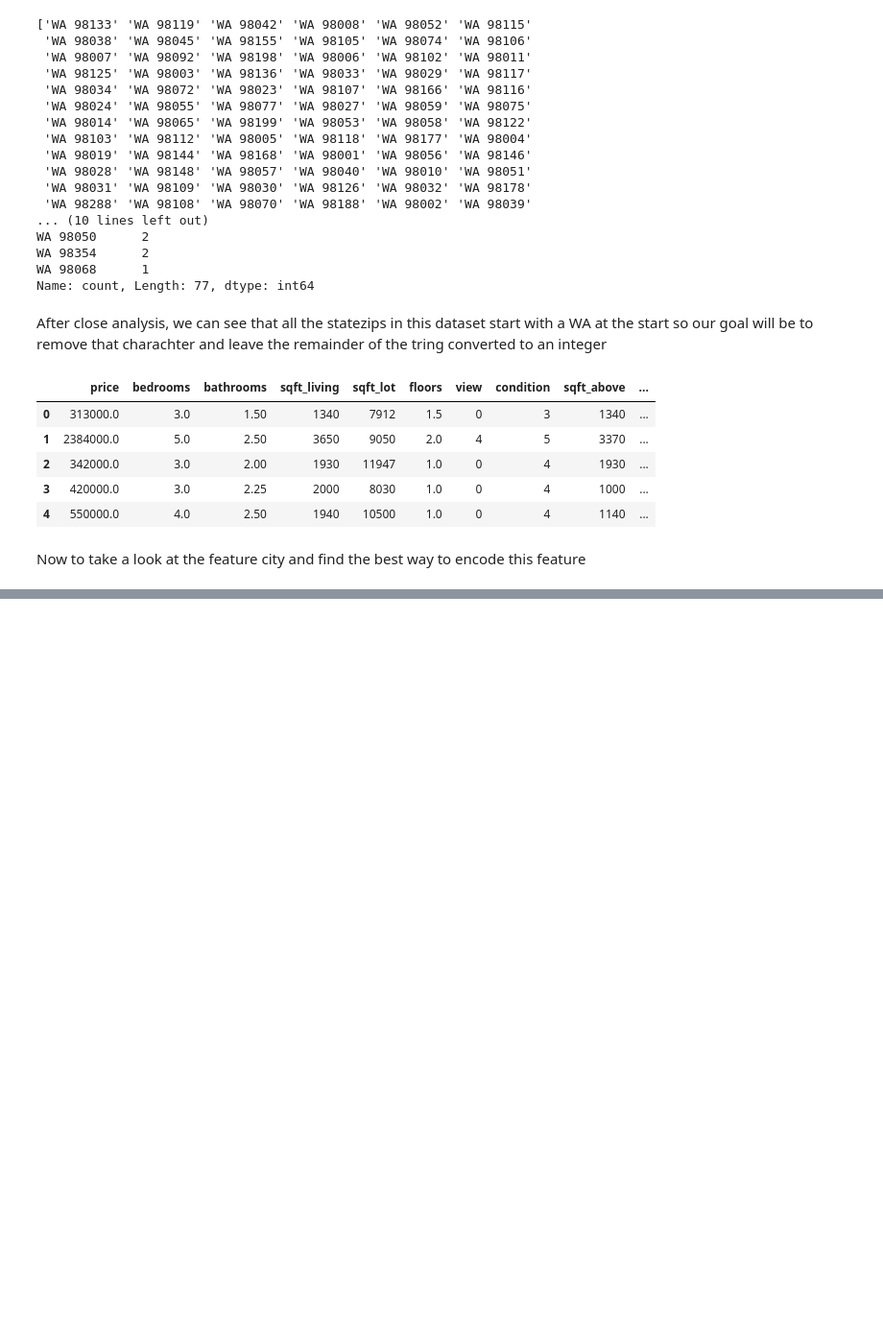
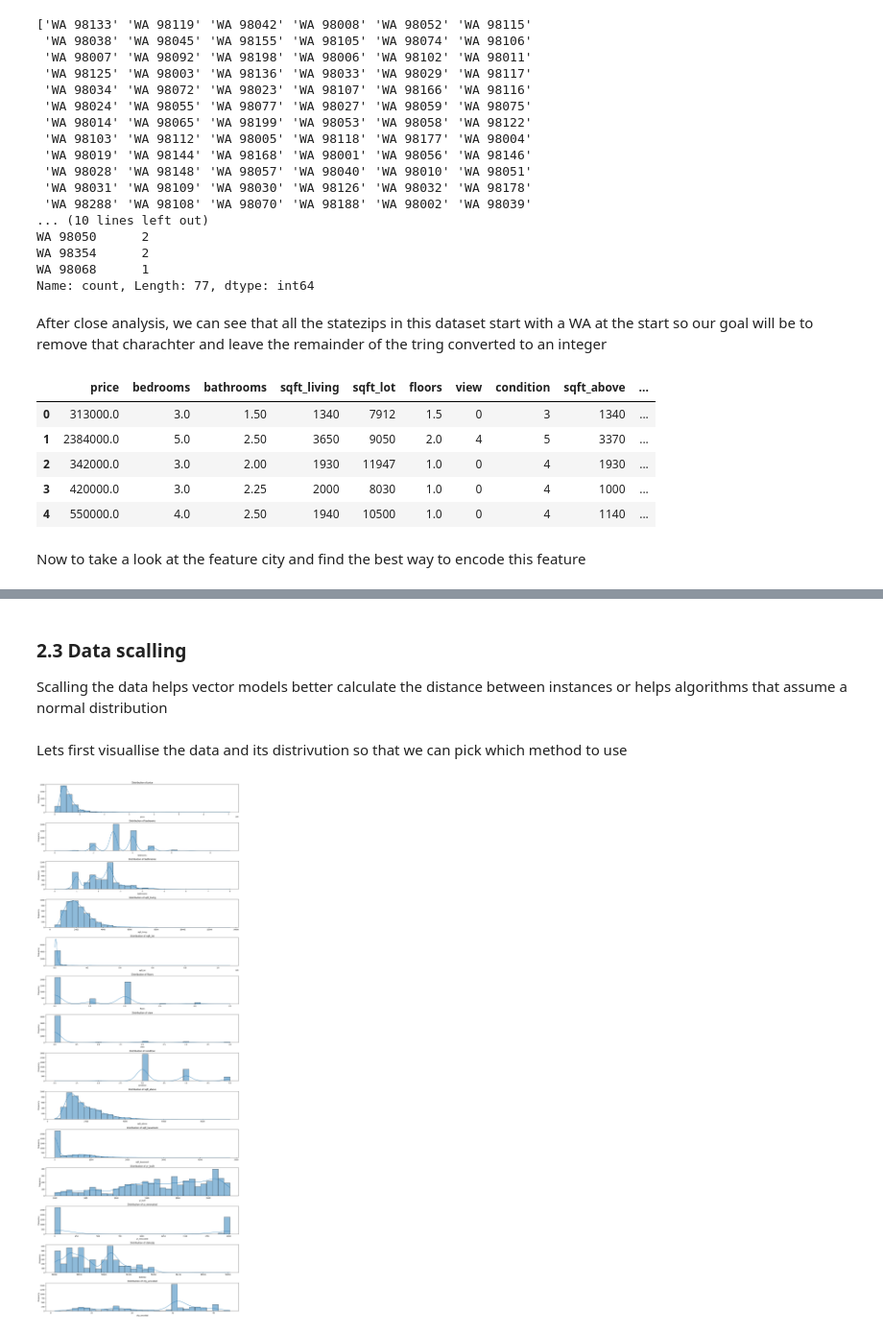
Before and after one commit to David38mk/house-price-prediction-ML, a Jupyter notebook: notebooks/EDA.ipynb, the cells around one changed output, grey strips where cells are left out. Shown at 96% size. Saved outputs shown, nothing was run; the diff lists cells and outputs as text; code cells hidden in the pictures; blank space fills up the shorter version.

Commit message:
Finishing up EDA and also scalling data

```diff
--- a/notebooks/EDA.ipynb
+++ b/notebooks/EDA.ipynb
@@ -269,10 +270 @@ We are going to create a new feature using the year the house was created and th
-# %%
-current_year = 2014
-
-data['years_since_reno'] = data.apply(
-    lambda row: current_year - row['yr_renovated']
-                if row['yr_renovated'] > 0
-                else current_year - row['yr_built'],
-    axis=1
-)
 # %% [markdown]
@@ -291,6 +283,5 @@ data.head(5)
 In the following cell, based on our doman knowelege and the data visualisation, we are going to drop some unecessary features
 # %%
-data = data.drop('yr_renovated',axis=1)
 data = data.drop('country',axis=1)
 data = data.drop('street',axis=1)
 data = data.drop('date',axis=1)
@@ -341,4 +332,11 @@ Now to take a look at the feature city and find the best way to encode this feat
 # %%
 # Encoding for city here:
 # Suggestions baba: razgledaj ordinal encoding, so toa sto kje gi weightnes vrednostite spored grafot za average ceni
-# odnosno najvisoka vrednost vo ordinalniot encoding da ima onoj grad cii ceni se navisoki vo prosek
+# odnosno najvisoka vrednost vo ordinalniot encoding da ima onoj grad cii ceni se navisoki vo primerot
+
+city_avg_price = data.groupby('city')['price'].mean().sort_values()
+
+city_ordinal = {city: rank for rank, city in enumerate(city_avg_price.index, start=1)}
+
+data['city_encoded'] = data['city'].map(city_ordinal)
+data = data.drop('city', axis=1)
@@ -369,0 +364,22 @@ And finally to save the preprocessed data for our model training and selection
+# %% [markdown]
+### 2.3 Data scalling
+
+Scalling the data helps vector models better calculate the distance between instances or helps algorithms that assume a normal distribution
+# %% [markdown]
+Lets first visuallise the data and its distrivution so that we can pick which method to use
+# %%
+numeric_cols = data.select_dtypes(include=[np.number]).columns
+
+plt.figure(figsize=(16, 3 * len(numeric_cols)))
+
+for i, col in enumerate(numeric_cols, 1):
+    plt.subplot(len(numeric_cols), 1, i)
+    sns.histplot(data[col], kde=True, bins=30)
+    plt.title(f'Distribution of {col}')
+    plt.xlabel(col)
+    plt.ylabel('Frequency')
+
+plt.tight_layout()
+plt.show()
+# %% [output]
+[figure, added]
```
Also changed, not shown: parts of 17 cells of this notebook, 1 other file.
